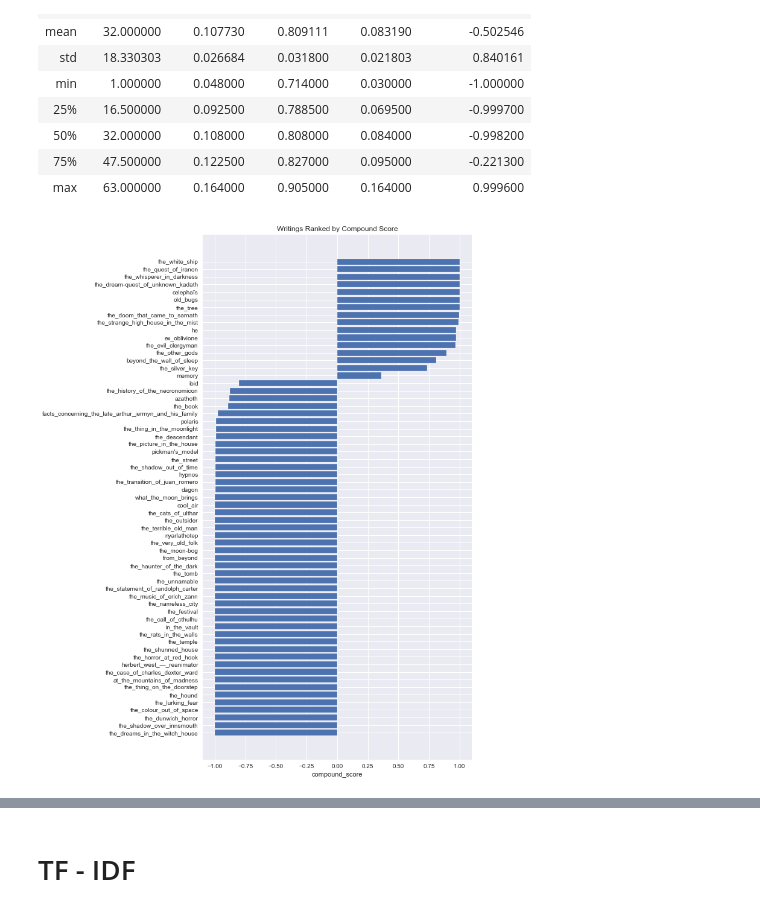
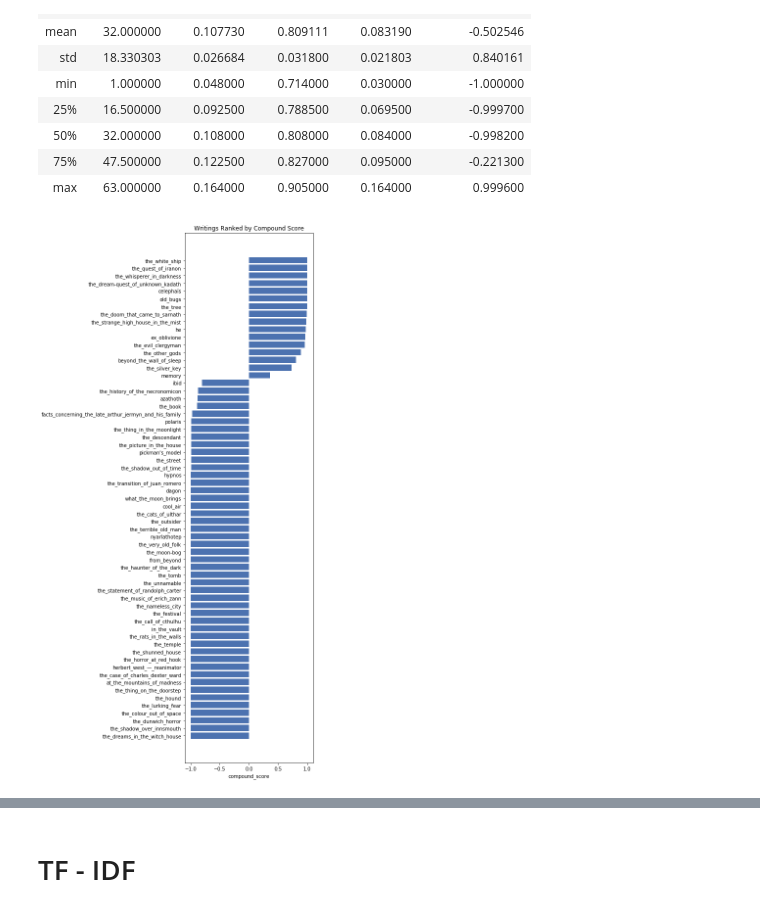
Before and after one commit to MatePocs/lovecraft, a Jupyter notebook: basic_nlp_analysis.ipynb, the cells around one changed output, grey strips where cells are left out. Drawn from its saved outputs; the diff is of its cells as text; code cells hidden in the pictures.

Commit message:
sentiment analysis results uploaded

```diff
--- a/basic_nlp_analysis.ipynb
+++ b/basic_nlp_analysis.ipynb
@@ -581,11 +581,13 @@ pos_portion = sentiment_analysis_df['pos_portion']
 # %%
 plt.figure(figsize = (8,16))
 plt.barh(width = compound_score, y = titles)
 plt.title('Writings Ranked by Compound Score')
 plt.xlabel('compound_score')
+plt.tight_layout()
+plt.savefig('./results/sentiment_analysis_chart_compound_score.png')
 plt.show()
 # %% [output]
-[figure, old version]
+[figure, new version]
 # %%
 neg_portion = np.array(neg_portion)
 neu_portion = np.array(neu_portion)
```
Also changed, not shown: parts of 1 cell of this notebook, 3 other files.
